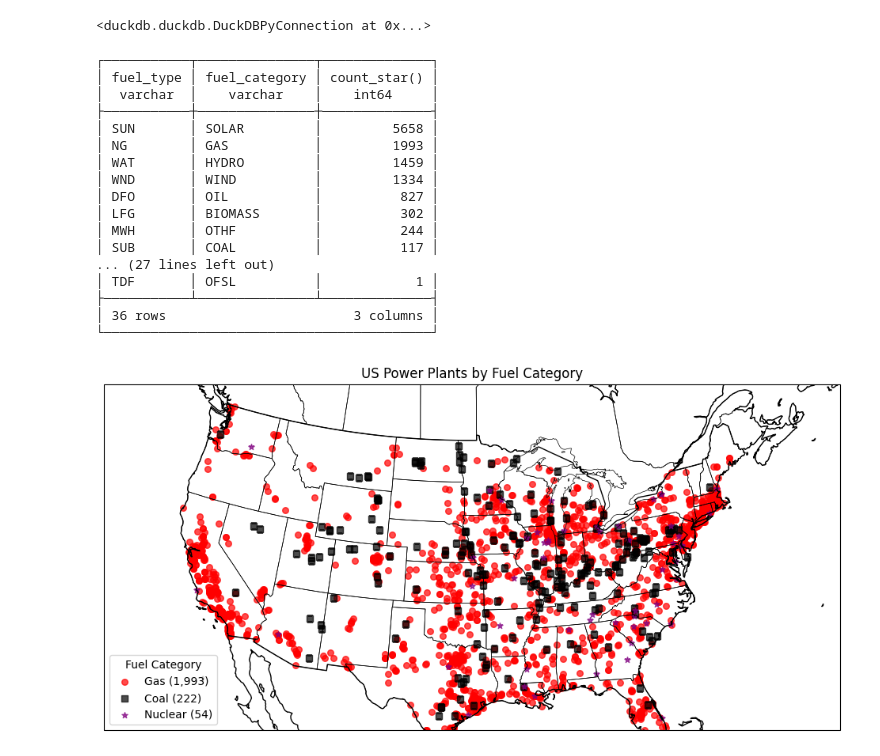
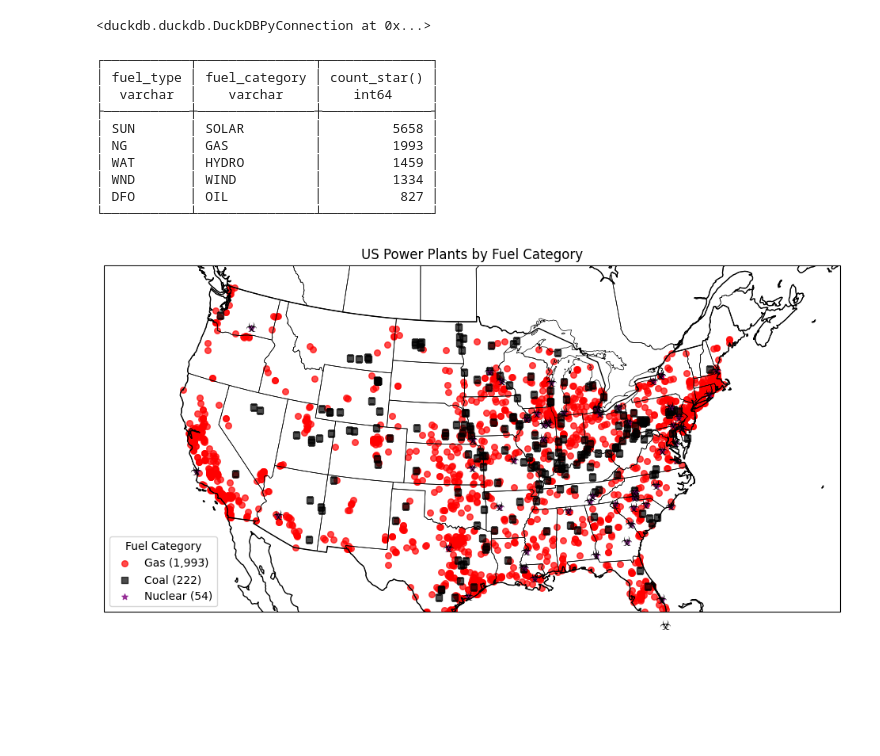
Before and after one commit to mattmartin14/dream_machine, a Jupyter notebook: sandbox/power and maps/scratchpad.ipynb, the cells around one changed output. Drawn from its saved outputs; the diff is of its cells as text; code cells hidden in the pictures; blank space fills up the shorter version.

```diff
--- a/sandbox/power and maps/scratchpad.ipynb
+++ b/sandbox/power and maps/scratchpad.ipynb
@@ -202,7 +25,7 @@ sql = """
 
 cn.sql(sql)
 # %%
-cn.sql("select fuel_type, fuel_category,  count(*) from pp_data group by all order by 3 desc").show(max_rows=100)
+cn.sql("select fuel_type, fuel_category,  count(*) from pp_data group by all order by 3 desc limit 5").show(max_rows=100)
 # %% [output]
 ┌───────────┬───────────────┬──────────────┐
 │ fuel_type │ fuel_category │ count_star() │
@@ -213,30 +36,20 @@ cn.sql("select fuel_type, fuel_category,  count(*) from pp_data group by all ord
 │ WAT       │ HYDRO         │         1459 │
 │ WND       │ WIND          │         1334 │
 │ DFO       │ OIL           │          827 │
-│ LFG       │ BIOMASS       │          302 │
-│ MWH       │ OTHF          │          244 │
-│ SUB       │ COAL          │          117 │
-... (27 lines left out)
-│ TDF       │ OFSL          │            1 │
-├───────────┴───────────────┴──────────────┤
-│ 36 rows                        3 columns │
-└──────────────────────────────────────────┘
+└───────────┴───────────────┴──────────────┘
-# %%
-import duckdb
-cn = duckdb.connect("pp_grid_data.db")
 # %%
 import matplotlib.pyplot as plt
 import cartopy.crs as ccrs
 import cartopy.feature as cfeature
 
-# Query DuckDB for selected fuel categories
-selected_fuels = ["GAS",
-                  #"WIND",
-                  "COAL",
-                  "NUCLEAR",
-                  #"SOLAR",
-                  #"HYDRO",
-                  ]
+selected_fuels = [
+        "GAS",
+        #"WIND",
+        "COAL",
+        "NUCLEAR",
+        #"SOLAR",
+        #"HYDRO"
+]
 query = f"""
     SELECT fuel_category, latitude, longitude
     FROM pp_data
@@ -244,49 +57,38 @@ query = f"""
       AND latitude IS NOT NULL AND longitude IS NOT NULL
 """
 
 df = cn.sql(query).df()
 
-# Marker and color maps for each fuel category
-marker_map = {
-    "NUCLEAR": "*",
-    "COAL": "s",
-    "GAS": "o",
-    "WIND": "^",
-    "SOLAR": "P",
-    "HYDRO": "D"
-}
-
-color_map = {
-    "NUCLEAR": "purple",
-    "COAL": "black",
-    "GAS": "red",
-    "WIND": "blue",
-    "SOLAR": "orange",
-    "HYDRO": "cyan"
-}
+marker_map = {"NUCLEAR": "*","COAL": "s","GAS": "o","WIND": "^","SOLAR": "P","HYDRO": "D"}
+color_map = {"NUCLEAR": "purple","COAL": "black","GAS": "red","WIND": "blue","SOLAR": "orange","HYDRO": "cyan"}
 
 fig = plt.figure(figsize=(12, 8))
 ax = plt.axes(projection=ccrs.LambertConformal())
 ax.set_extent([-125, -66.5, 24, 50], crs=ccrs.Geodetic())
 ax.add_feature(cfeature.STATES, linewidth=0.5)
 ax.add_feature(cfeature.COASTLINE)
 ax.add_feature(cfeature.BORDERS)
 
 legend_labels = []
 for fuel in selected_fuels:
     subset = df[df["fuel_category"] == fuel]
     count = len(subset)
     ax.scatter(subset["longitude"], subset["latitude"],
                color=color_map[fuel],
                marker=marker_map[fuel],
                label=fuel.title(),
                s=30,
                alpha=0.7,
                transform=ccrs.Geodetic())
     legend_labels.append(f"{fuel.title()} ({count:,})")
 
+    # Annotate nuclear plants with biohazard symbol
+    if fuel == "NUCLEAR":
+        for _, row in subset.iterrows():
+            ax.text(row["longitude"], row["latitude"], "☣️", fontsize=12, ha='center', va='center', transform=ccrs.Geodetic())
+
 plt.legend(legend_labels, title="Fuel Category", loc="lower left")
 plt.title("US Power Plants by Fuel Category")
 plt.show()
 # %% [output]
-[figure, old version]
+[figure, new version]
```
Also changed, not shown: parts of 8 cells of this notebook.
